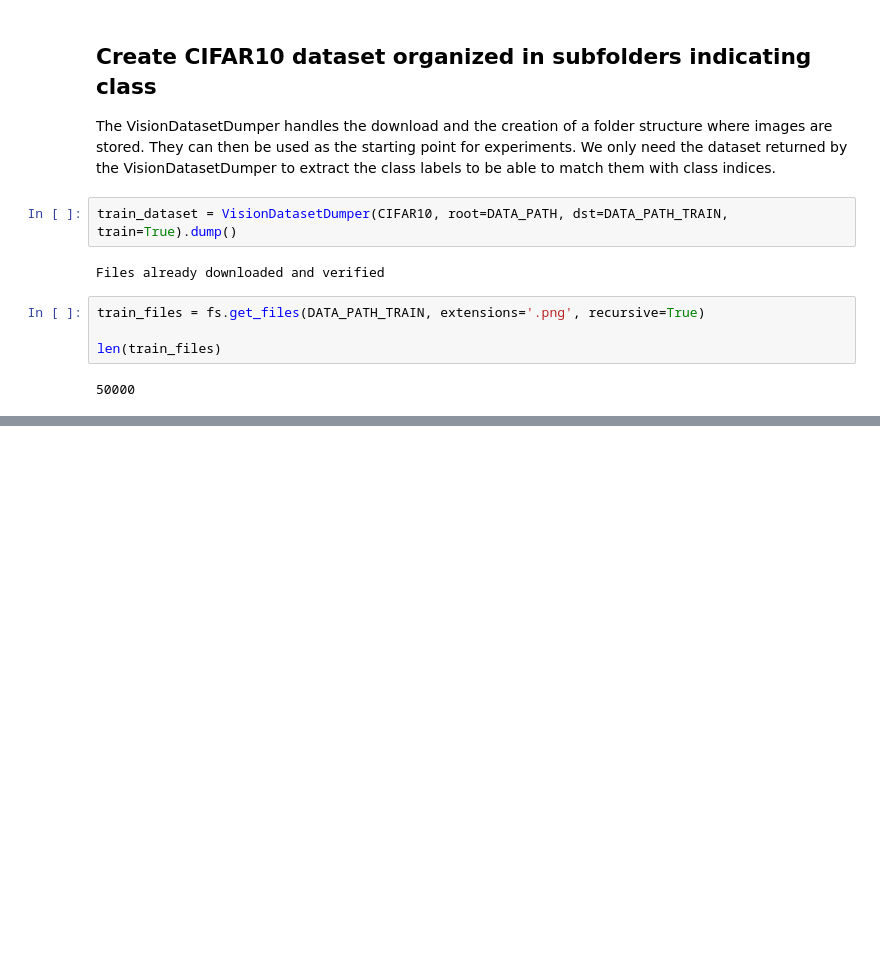
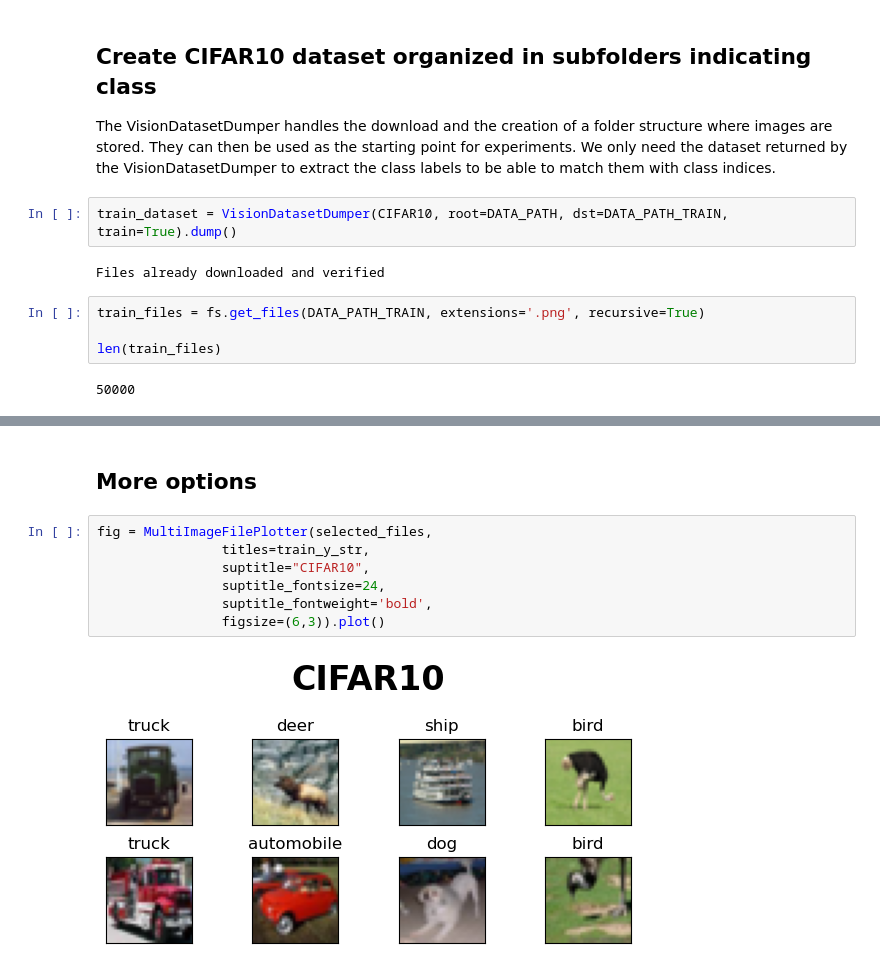
Before and after one commit to berni-lehner/hyperpyper, a Jupyter notebook: MultiImagePlotter_demo.ipynb, the cells around one changed output, grey strips where cells are left out. Cells and saved outputs as stored; diff of their text form; blank space fills up the shorter version.

```diff
--- a/MultiImagePlotter_demo.ipynb
+++ b/MultiImagePlotter_demo.ipynb
@@ -99,0 +109,11 @@ fig = MultiImageFilePlotter(selected_files,
+# %% [markdown]
+## More options
+# %%
+fig = MultiImageFilePlotter(selected_files,
+                titles=train_y_str,
+                suptitle="CIFAR10",
+                suptitle_fontsize=24,
+                suptitle_fontweight='bold',
+                figsize=(6,3)).plot()
+# %% [output]
+[figure, added]
```
Also changed, not shown: parts of 17 cells of this notebook.
